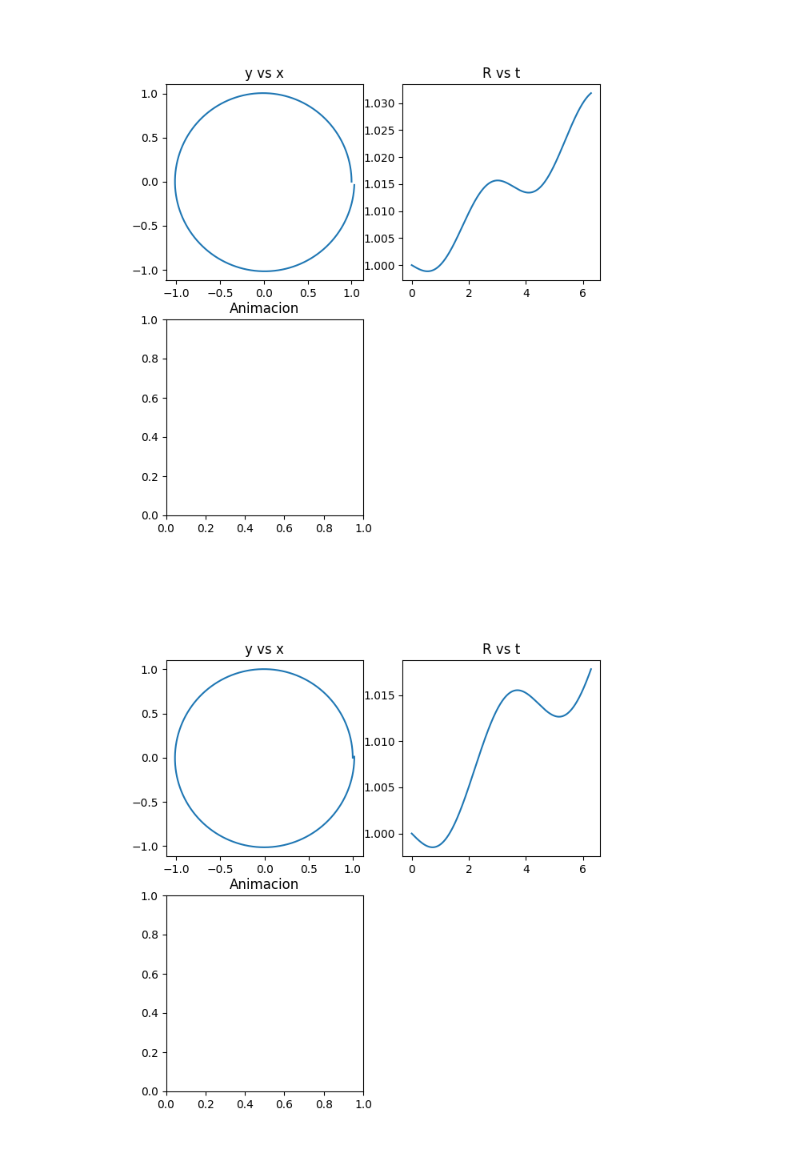
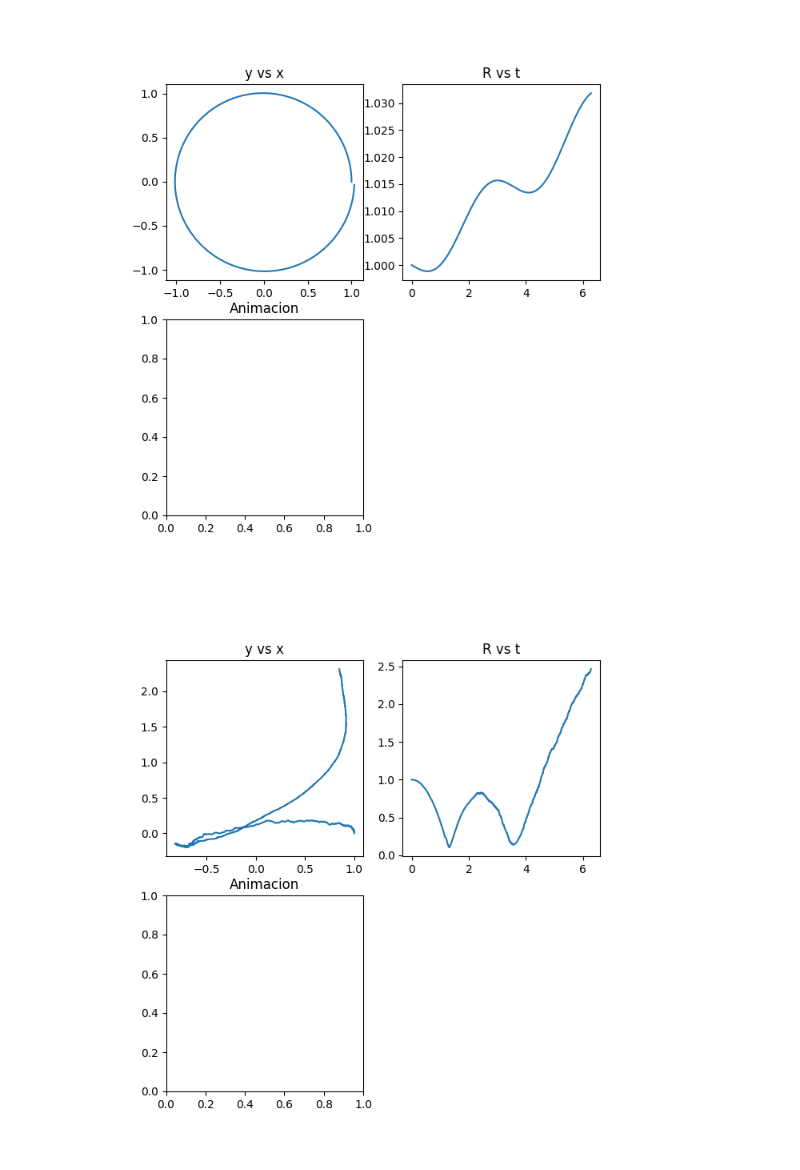
Before and after one commit to Proyecto-AP/Aceleradores, a Jupyter notebook: PART_1.ipynb, the cells around one changed output. Saved outputs shown, nothing was run; the diff lists cells and outputs as text; code cells hidden in the pictures.

```diff
--- a/PART_1.ipynb
+++ b/PART_1.ipynb
@@ -187,54 +188,68 @@ dt4=t4[2]-t4[1]
 R4=np.zeros((len(t4),2))
 V4=np.zeros_like(R)
 A4=np.zeros_like(R)
-
+def campo(R):
+    m=0.4
+    norma=np.linalg.norm(R)
+    return m*norma+0.6
 #Condiciones iniciales
 V4[0]=np.array([0,1])
 R4[0]=np.array([1,0])
 normv24=np.linalg.norm(V4[0])
-A4[0,0]=-q*normv24*B*R4[0,0]/np.linalg.norm(R4[0])/m
-A4[0,1]=-q*normv24*B*R4[0,1]/np.linalg.norm(R4[0])/m
+B0=campo(R[0])
+A4[0,0]=-q*normv24*B0*R4[0,0]/np.linalg.norm(R4[0])/m
+A4[0,1]=-q*normv24*B0*R4[0,1]/np.linalg.norm(R4[0])/m
 norms34=[]
 norms34.append(np.linalg.norm(R4[0]))
 
 #integracion
+
+
+
 for i in range(1,len(t3)):
     normv34=np.linalg.norm(V4[i-1])
-    A4[i,0]=-q*normv34*B*R4[i-1,0]/np.linalg.norm(R4[i-1])/m
-    A4[i,1]=-q*normv34*B*R4[i-1,1]/np.linalg.norm(R4[i-1])/m
+
+    BB=campo(R[i-1])
+    A4[i,0]=-q*normv34*BB*R4[i-1,0]/np.linalg.norm(R4[i-1])/m
+    A4[i,1]=-q*normv34*BB*R4[i-1,1]/np.linalg.norm(R4[i-1])/m
     V4[i]=V4[i-1]+A4[i-1]*dt4
-    R4[i]=R4[i-1]+V4[i]*dt4
+    R4[i]=(R4[i-1]+V4[i]*dt4)
+    R4[i]+=(2*rd.uniform(-1,1)-1)*(R[i]-R[i-1])
     norms34.append(np.linalg.norm(R4[i]))
+
+
+
+
 
 
 fig4=plt.figure(figsize=(7,7))
 ax14=fig4.add_subplot(221)
 ax24=fig4.add_subplot(222)
 ax14.plot(R4[:,0],R4[:,1])
 ax24.plot(t4,norms34)
 ax14.set_title("y vs x")
 ax24.set_title("R vs t")
 #Animacion
 
 ax34=fig4.add_subplot(223)
 ax34.set_title("Animacion")
 scale = 20
 tt4 = t4[::scale]
 R14=R4[::scale]
 def init4():
 
 
     ax34.set_title("Animacion")
     ax34.set_xlim(-1.1,1.1)
     ax34.set_ylim(-1.1,1.1)
 
 
 def Update4(i):
     init3()
     x=R14[i,0]
     y=R14[i,1]
     circulo=plt.Circle((x,y),0.05,color="r",fill=True)
     ax34.add_patch(circulo)
 Animation4 = anim.FuncAnimation(fig4,Update4,frames=len(tt4),init_func=init4)
 # %% [output]
-[figure, old version]
+[figure, new version]
```
Also changed, not shown: parts of 1 cell of this notebook.
